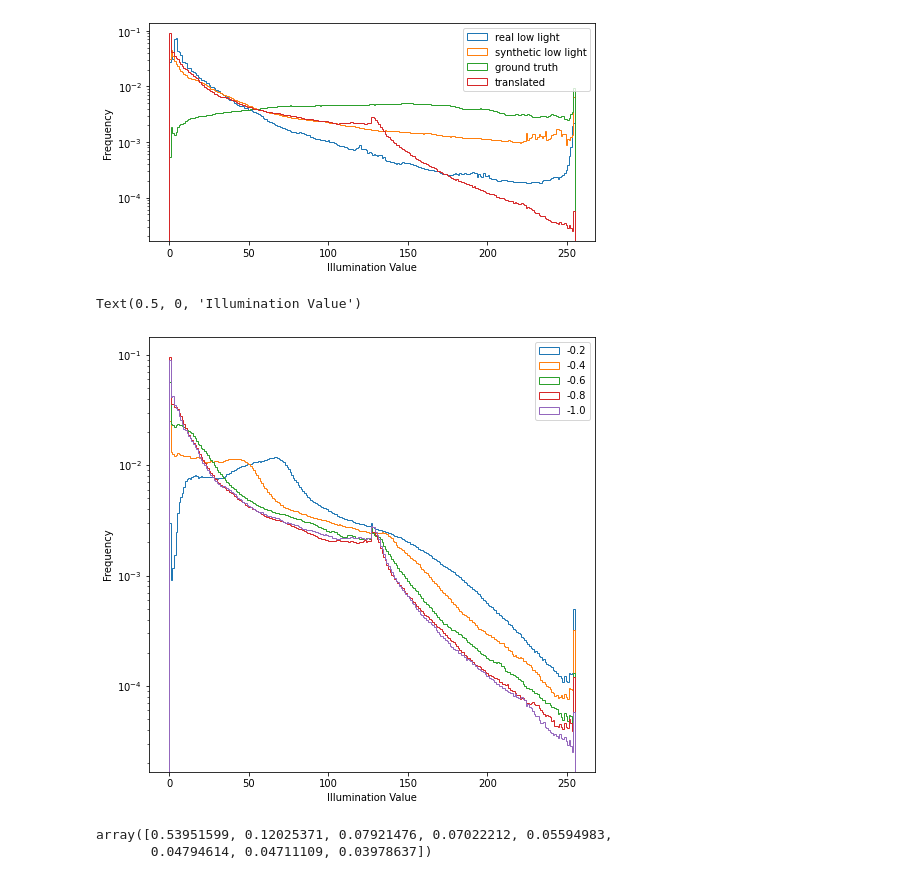
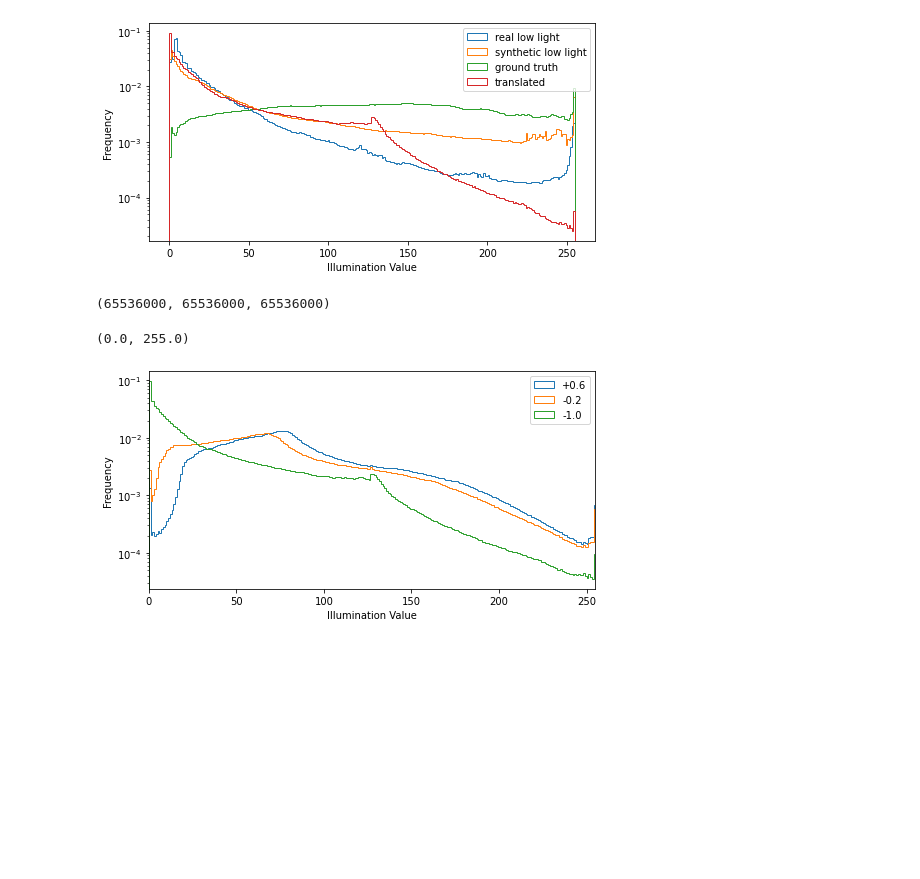
Before and after one commit to shawnchen63/Pytorch-UNet, a Jupyter notebook: EDA.ipynb, the cells around one changed output. Drawn from its saved outputs; the diff is of its cells as text; code cells hidden in the pictures; blank space fills up the shorter version.

```diff
--- a/EDA.ipynb
+++ b/EDA.ipynb
@@ -5,8 +5,7 @@ import os
 import numpy as np
 import matplotlib.pyplot as plt
 # %%
-#p = Path("/home/shchen/DA_dahazing/datasets/dehazing/unlabeled")
-#p = Path("/home/shchen/DA_dahazing/datasets/dehazing/train_b")
-p = Path("/home/shchen/DA_dahazing/augment_results")
+p_real = Path("/home/shchen/DA_dahazing/datasets/dehazing/unlabeled")
+p_gt = Path("/home/shchen/DA_dahazing/datasets/dehazing/train_b")
+p_syn = Path("/home/shchen/DA_dahazing/datasets/dehazing/train_a")
+p_gen = Path("/home/shchen/Pytorch-UNet/data/imgs")
-# %%
-accepted = ["06"]
@@ -64,16 +82,23 @@ plt.xlabel('Illumination Value')
 # %% [output]
 Text(0.5, 0, 'Illumination Value')
 [figure]
+# %%
+res_6 = get_res(p_gen, ["06p"], True)
+res_2 = get_res(p_gen, ["02"], True)
+res_10 = get_res(p_gen, ["10"], True)
+# %%
+len(res_2),len(res_6),len(res_10)
+# %% [output]
+(65536000, 65536000, 65536000)
 # %%
+plt.hist(res_6, bins=256, log=True, histtype="step", density=True, label='+0.6')
 plt.hist(res_2, bins=256, log=True, histtype="step", density=True, label='-0.2')
-plt.hist(res_4, bins=256, log=True, histtype="step", density=True, label='-0.4')
-plt.hist(res_6, bins=256, log=True, histtype="step", density=True, label='-0.6')
-plt.hist(res_8, bins=256, log=True, histtype="step", density=True, label='-0.8')
 plt.hist(res_10, bins=256, log=True, histtype="step", density=True, label='-1.0')
 plt.legend()
-plt.gcf().set_size_inches(8, 8)
+plt.gcf().set_size_inches(8, 4)
 plt.ylabel('Frequency')
 plt.xlabel('Illumination Value')
+plt.xlim([0, 255])
 # %% [output]
-Text(0.5, 0, 'Illumination Value')
+(0.0, 255.0)
-[figure, old version]
+[figure, new version]
@@ -86,6 +104,0 @@ res_target = res
-# %%
-import numpy as np
-np.load("makeup-go/R.npy")
-# %% [output]
-array([0.53951599, 0.12025371, 0.07921476, 0.07022212, 0.05594983,
-       0.04794614, 0.04711109, 0.03978637])
```
Also changed, not shown: parts of 12 cells of this notebook, 11 other files.
